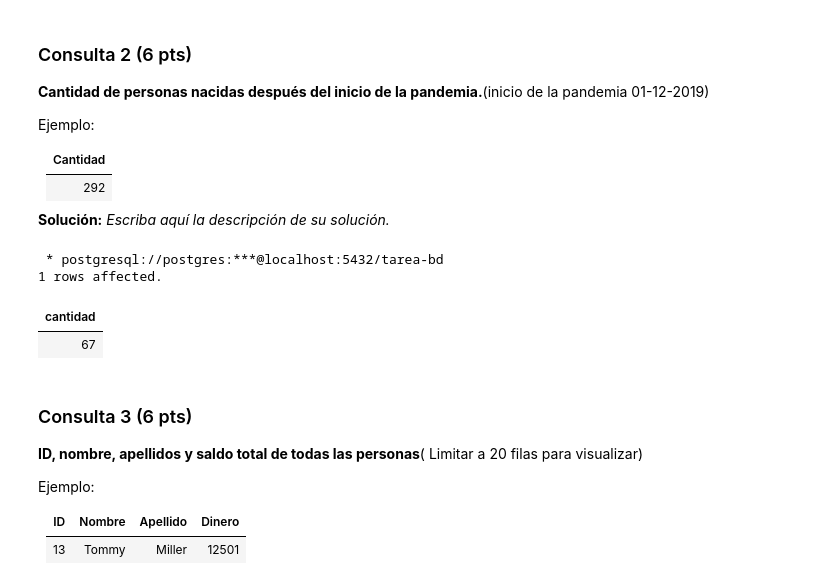
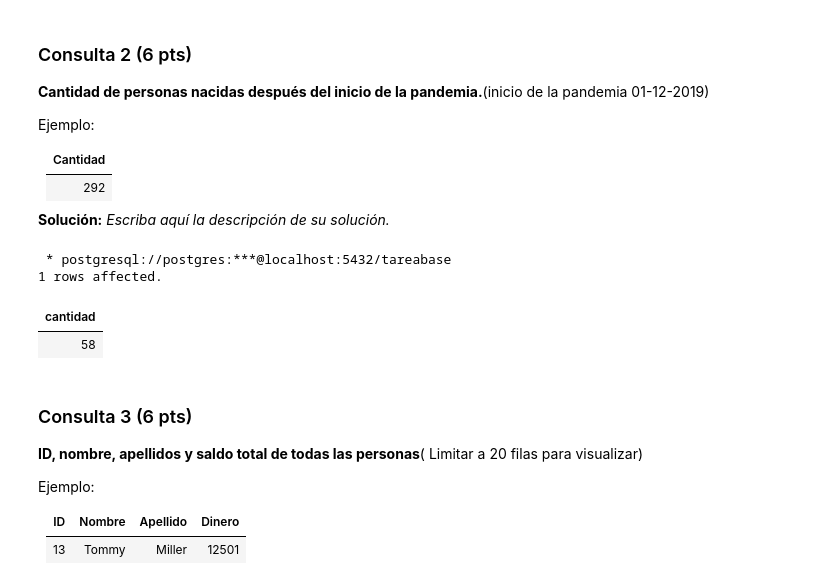
Before and after one commit to blindjamin/Tareas-Bases-de-Datos-Grupo, a Jupyter notebook: Tarea_1_BD_2023_1.ipynb, the cells around one changed output. Cells and saved outputs as stored; diff of their text form; code cells hidden in the pictures.

```diff
--- a/Tarea_1_BD_2023_1.ipynb
+++ b/Tarea_1_BD_2023_1.ipynb
@@ -522,20 +442,20 @@ Ejemplo:
 # %%
 %%sql
 
-/* Reemplace estas queries por las que resuelven las consultas pedidas. */
 
 SELECT
-
-COUNT(*) AS cantidad
+    COUNT(*) AS cantidad
 
 FROM
+    personas
 
-personas WHERE fecha_nacimiento > '2019-12-01';
+WHERE
+    fecha_nacimiento > '2019-12-01';
 # %% [output]
- * postgresql://postgres:***@localhost:5432/tarea-bd
+ * postgresql://postgres:***@localhost:5432/tareabase
 1 rows affected.
 | cantidad |
-| 67 |
+| 58 |
 # %% [markdown]
 ### Consulta 3 (6 pts)
 **ID, nombre, apellidos y saldo total de todas las personas**( Limitar a 20 filas para visualizar)
```
Also changed, not shown: parts of 14 cells of this notebook.
